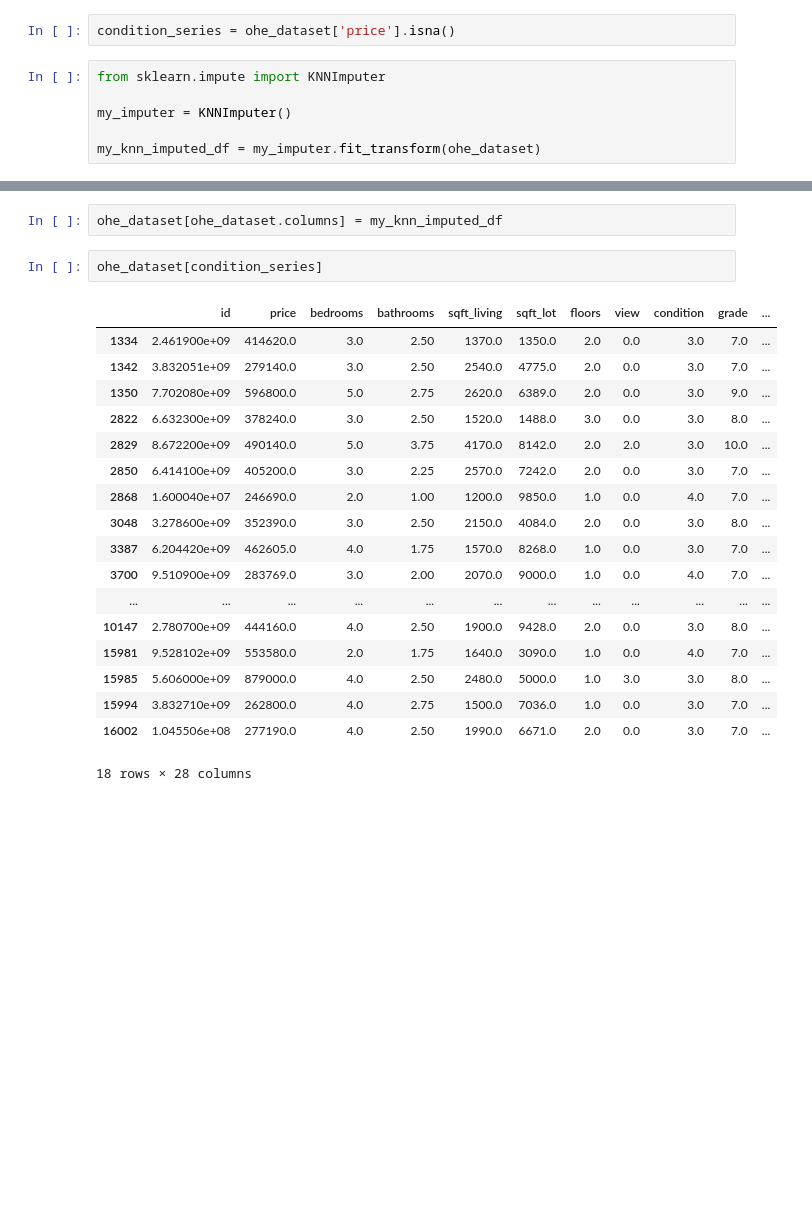
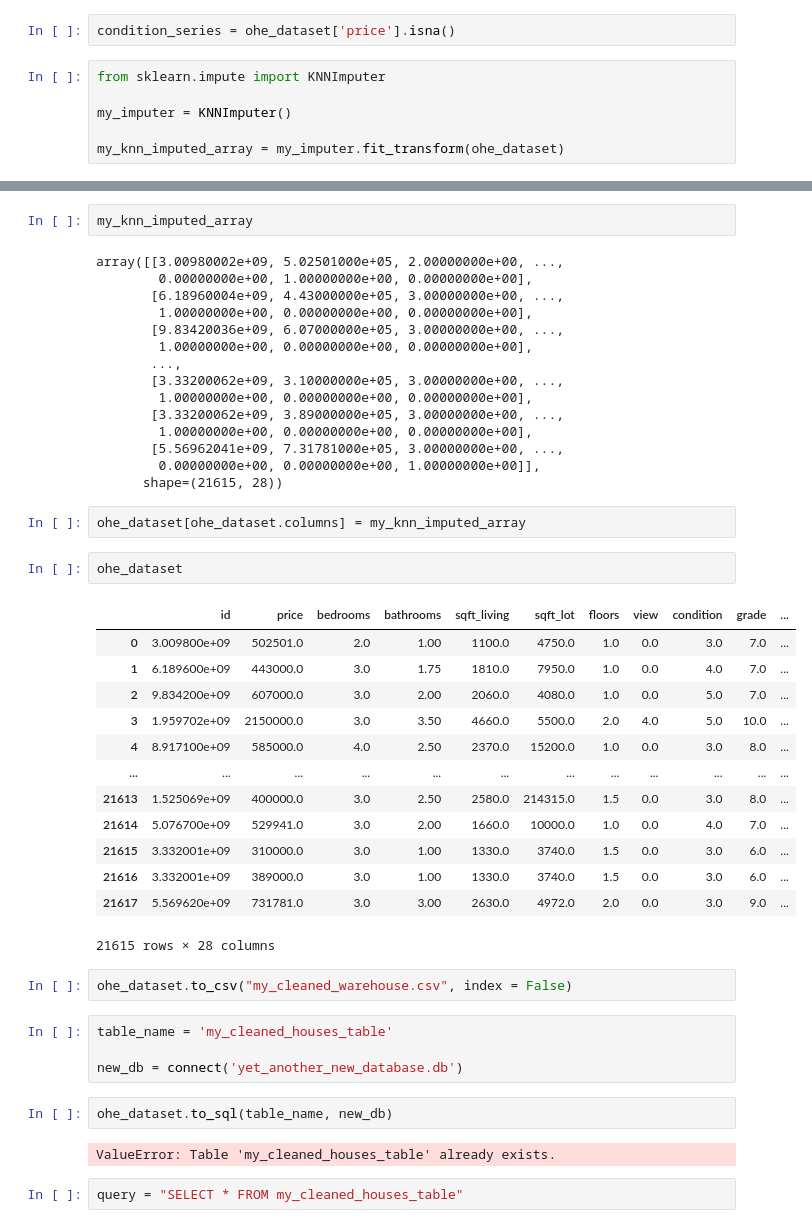
Before and after one commit to turnbullfordsdt/Main-DSDT-Example-Repo, a Jupyter notebook: Data Science/combining_datasets.ipynb, the cells around one changed output, grey strips where cells are left out. Cells and saved outputs as stored; diff of their text form; blank space fills up the shorter version.

Commit message:
moved video files & added some stuff to the data science course & did a demo on video datasets

```diff
--- a/Data Science/combining_datasets.ipynb
+++ b/Data Science/combining_datasets.ipynb
@@ -270,4 +270,4 @@ from sklearn.impute import KNNImputer
 
 my_imputer = KNNImputer()
 
-my_knn_imputed_df = my_imputer.fit_transform(ohe_dataset)
+my_knn_imputed_array = my_imputer.fit_transform(ohe_dataset)
@@ -295,23 +274,47 @@ ohe_dataset[condition_series]
+# %%
+my_knn_imputed_array
+# %% [output]
+array([[3.00980002e+09, 5.02501000e+05, 2.00000000e+00, ...,
+        0.00000000e+00, 1.00000000e+00, 0.00000000e+00],
+       [6.18960004e+09, 4.43000000e+05, 3.00000000e+00, ...,
+        1.00000000e+00, 0.00000000e+00, 0.00000000e+00],
+       [9.83420036e+09, 6.07000000e+05, 3.00000000e+00, ...,
+        1.00000000e+00, 0.00000000e+00, 0.00000000e+00],
+       ...,
+       [3.33200062e+09, 3.10000000e+05, 3.00000000e+00, ...,
+        1.00000000e+00, 0.00000000e+00, 0.00000000e+00],
+       [3.33200062e+09, 3.89000000e+05, 3.00000000e+00, ...,
+        1.00000000e+00, 0.00000000e+00, 0.00000000e+00],
+       [5.56962041e+09, 7.31781000e+05, 3.00000000e+00, ...,
+        0.00000000e+00, 0.00000000e+00, 1.00000000e+00]],
+      shape=(21615, 28))
 # %%
-ohe_dataset[ohe_dataset.columns] = my_knn_imputed_df
+ohe_dataset[ohe_dataset.columns] = my_knn_imputed_array
-# %%
-ohe_dataset[condition_series]
-# %% [output]
-|  | id | price | bedrooms | bathrooms | sqft_living | sqft_lot | floors | view | condition | grade | ... |
-| 1334 | 2.461900e+09 | 414620.0 | 3.0 | 2.50 | 1370.0 | 1350.0 | 2.0 | 0.0 | 3.0 | 7.0 | ... |
-| 1342 | 3.832051e+09 | 279140.0 | 3.0 | 2.50 | 2540.0 | 4775.0 | 2.0 | 0.0 | 3.0 | 7.0 | ... |
-| 1350 | 7.702080e+09 | 596800.0 | 5.0 | 2.75 | 2620.0 | 6389.0 | 2.0 | 0.0 | 3.0 | 9.0 | ... |
-| 2822 | 6.632300e+09 | 378240.0 | 3.0 | 2.50 | 1520.0 | 1488.0 | 3.0 | 0.0 | 3.0 | 8.0 | ... |
-| 2829 | 8.672200e+09 | 490140.0 | 5.0 | 3.75 | 4170.0 | 8142.0 | 2.0 | 2.0 | 3.0 | 10.0 | ... |
-| 2850 | 6.414100e+09 | 405200.0 | 3.0 | 2.25 | 2570.0 | 7242.0 | 2.0 | 0.0 | 3.0 | 7.0 | ... |
-| 2868 | 1.600040e+07 | 246690.0 | 2.0 | 1.00 | 1200.0 | 9850.0 | 1.0 | 0.0 | 4.0 | 7.0 | ... |
-| 3048 | 3.278600e+09 | 352390.0 | 3.0 | 2.50 | 2150.0 | 4084.0 | 2.0 | 0.0 | 3.0 | 8.0 | ... |
-| 3387 | 6.204420e+09 | 462605.0 | 4.0 | 1.75 | 1570.0 | 8268.0 | 1.0 | 0.0 | 3.0 | 7.0 | ... |
-| 3700 | 9.510900e+09 | 283769.0 | 3.0 | 2.00 | 2070.0 | 9000.0 | 1.0 | 0.0 | 4.0 | 7.0 | ... |
-| ... | ... | ... | ... | ... | ... | ... | ... | ... | ... | ... | ... |
-| 10147 | 2.780700e+09 | 444160.0 | 4.0 | 2.50 | 1900.0 | 9428.0 | 2.0 | 0.0 | 3.0 | 8.0 | ... |
-| 15981 | 9.528102e+09 | 553580.0 | 2.0 | 1.75 | 1640.0 | 3090.0 | 1.0 | 0.0 | 4.0 | 7.0 | ... |
-| 15985 | 5.606000e+09 | 879000.0 | 4.0 | 2.50 | 2480.0 | 5000.0 | 1.0 | 3.0 | 3.0 | 8.0 | ... |
-| 15994 | 3.832710e+09 | 262800.0 | 4.0 | 2.75 | 1500.0 | 7036.0 | 1.0 | 0.0 | 3.0 | 7.0 | ... |
-| 16002 | 1.045506e+08 | 277190.0 | 4.0 | 2.50 | 1990.0 | 6671.0 | 2.0 | 0.0 | 3.0 | 7.0 | ... |
-18 rows × 28 columns
+# %%
+ohe_dataset
+# %% [output]
+|  | id | price | bedrooms | bathrooms | sqft_living | sqft_lot | floors | view | condition | grade | ... |
+| 0 | 3.009800e+09 | 502501.0 | 2.0 | 1.00 | 1100.0 | 4750.0 | 1.0 | 0.0 | 3.0 | 7.0 | ... |
+| 1 | 6.189600e+09 | 443000.0 | 3.0 | 1.75 | 1810.0 | 7950.0 | 1.0 | 0.0 | 4.0 | 7.0 | ... |
+| 2 | 9.834200e+09 | 607000.0 | 3.0 | 2.00 | 2060.0 | 4080.0 | 1.0 | 0.0 | 5.0 | 7.0 | ... |
+| 3 | 1.959702e+09 | 2150000.0 | 3.0 | 3.50 | 4660.0 | 5500.0 | 2.0 | 4.0 | 5.0 | 10.0 | ... |
+| 4 | 8.917100e+09 | 585000.0 | 4.0 | 2.50 | 2370.0 | 15200.0 | 1.0 | 0.0 | 3.0 | 8.0 | ... |
+| ... | ... | ... | ... | ... | ... | ... | ... | ... | ... | ... | ... |
+| 21613 | 1.525069e+09 | 400000.0 | 3.0 | 2.50 | 2580.0 | 214315.0 | 1.5 | 0.0 | 3.0 | 8.0 | ... |
+| 21614 | 5.076700e+09 | 529941.0 | 3.0 | 2.00 | 1660.0 | 10000.0 | 1.0 | 0.0 | 4.0 | 7.0 | ... |
+| 21615 | 3.332001e+09 | 310000.0 | 3.0 | 1.00 | 1330.0 | 3740.0 | 1.5 | 0.0 | 3.0 | 6.0 | ... |
+| 21616 | 3.332001e+09 | 389000.0 | 3.0 | 1.00 | 1330.0 | 3740.0 | 1.5 | 0.0 | 3.0 | 6.0 | ... |
+| 21617 | 5.569620e+09 | 731781.0 | 3.0 | 3.00 | 2630.0 | 4972.0 | 2.0 | 0.0 | 3.0 | 9.0 | ... |
+21615 rows × 28 columns
+# %%
+ohe_dataset.to_csv("my_cleaned_warehouse.csv", index = False)
+# %%
+table_name = 'my_cleaned_houses_table'
+
+new_db = connect('yet_another_new_database.db')
+# %%
+ohe_dataset.to_sql(table_name, new_db)
+# %% [output]
+ValueError: Table 'my_cleaned_houses_table' already exists.
+# %%
+query = "SELECT * FROM my_cleaned_houses_table"
```
Also changed, not shown: parts of 2 cells of this notebook, 48 other files.
